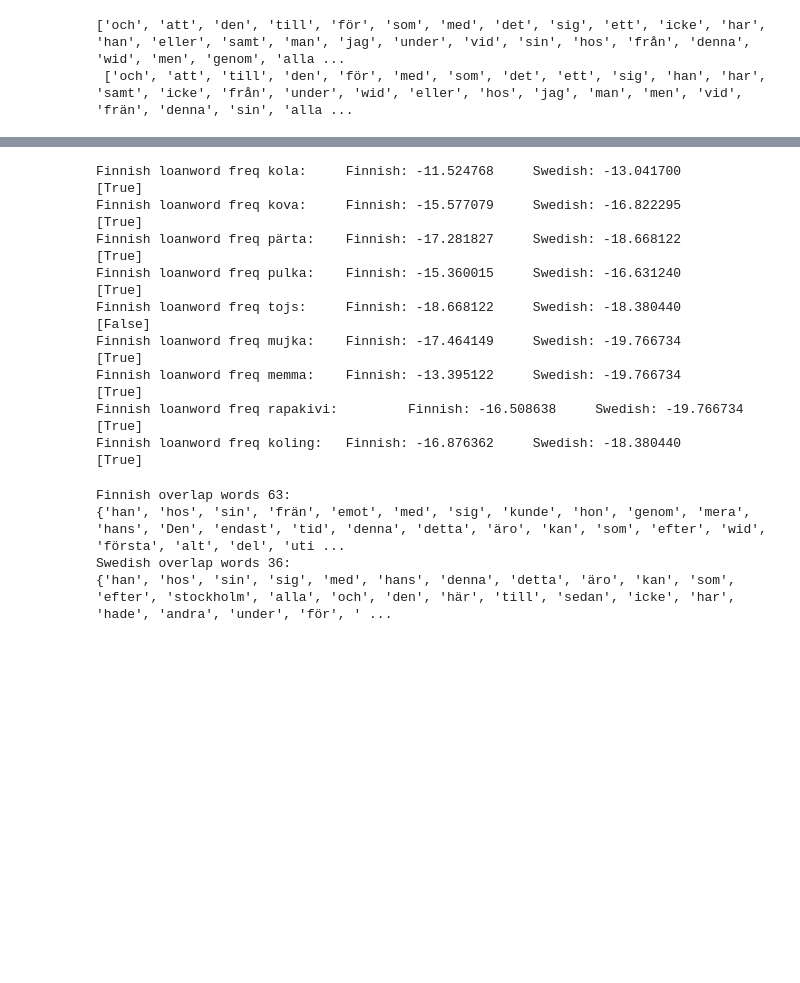
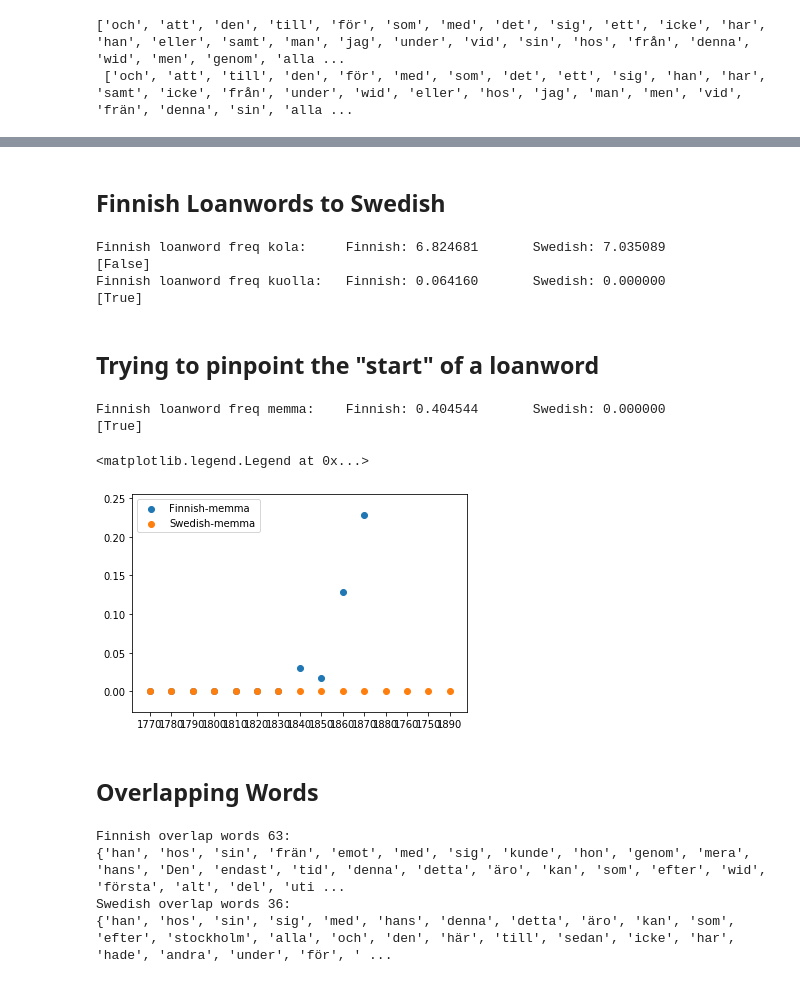
Before and after one commit to linnealovespie/scandinavian-languages, a Jupyter notebook: TopWords.ipynb, the cells around one changed output, grey strips where cells are left out. Cells and saved outputs as stored; diff of their text form; code cells hidden in the pictures; blank space fills up the shorter version.

Commit message:
rearrange things and start tracking the beginning of loanwords

```diff
--- a/TopWords.ipynb
+++ b/TopWords.ipynb
@@ -218,5 +287,11 @@ in S but not F:  {'stockholm', 'norrköping', 'kunna', 'mot', 'öre', 'sorn', 'o
+# %% [markdown]
+## Finnish Loanwords to Swedish
 # %%
-candidates = ["kola", "kova", "pärta", "pulka", "tojs", "mujka", "memma", "rapakivi", "koling"]
+"""candidates = ["kola", "kova", "pärta", "pulka", "tojs", "mujka", "memma", "rapakivi", "koling"]
+candidates = ["pojke", "poika"]
+candidates = ["kängor", "hyvens", "kola", "rappakalja", "memma", "sisu", "pulka"]
+candidates = ["krabbis", "håsa", "mink", "mujka", "pjäxa", "talko", "talkoot"]"""
+candidates =  ["kola", "kuolla"]
 for cand in candidates:
     #finFreq = sum([log(c[cand]+1)-log(sum(c.values())) for c in fin.allCounters.values()])
     #sweFreq = sum([log(c[cand]+1)-log(sum(c.values())) for c in swe.allCounters.values()])
@@ -224,22 +299,55 @@ for cand in candidates:
     sweCount = sum([c[cand] for c in swe.allCounters.values()])
     finTotal = sum([sum(c.values()) for c in fin.allCounters.values()])
     sweTotal = sum([sum(c.values()) for c in fin.allCounters.values()])
+    #print([c[cand] for c in fin.allCounters.values()])
+    #print([(c[cand])/(sum(c.values()))*100000 for c in fin.allCounters.values()])
+
+    #print([c[cand] for c in swe.allCounters.values()])
+    #print([(c[cand])/(sum(c.values()))*100000 for c in swe.allCounters.values()])
     finFreq = (log(finCount+1)-log(finTotal))
     sweFreq = (log(sweCount+1)-log(sweTotal))
-    #print([c[cand] for c in swe.allCounters.values()])
+
+    finFreq = sum([(c[cand])/(sum(c.values()))*100000 for c in fin.allCounters.values()])
+    sweFreq = sum([(c[cand])/(sum(c.values()))*100000 for c in swe.allCounters.values()])
     print("Finnish loanword freq {:s}: \tFinnish: {:4f} \tSwedish: {:4f} \t [{:s}]".format(
         cand, finFreq, sweFreq, str(finFreq > sweFreq)
     ))
 # %% [output]
-Finnish loanword freq kola:     Finnish: -11.524768     Swedish: -13.041700      [True]
-Finnish loanword freq kova:     Finnish: -15.577079     Swedish: -16.822295      [True]
-Finnish loanword freq pärta:    Finnish: -17.281827     Swedish: -18.668122      [True]
-Finnish loanword freq pulka:    Finnish: -15.360015     Swedish: -16.631240      [True]
-Finnish loanword freq tojs:     Finnish: -18.668122     Swedish: -18.380440      [False]
-Finnish loanword freq mujka:    Finnish: -17.464149     Swedish: -19.766734      [True]
-Finnish loanword freq memma:    Finnish: -13.395122     Swedish: -19.766734      [True]
-Finnish loanword freq rapakivi:         Finnish: -16.508638     Swedish: -19.766734      [True]
-Finnish loanword freq koling:   Finnish: -16.876362     Swedish: -18.380440      [True]
+Finnish loanword freq kola:     Finnish: 6.824681       Swedish: 7.035089        [False]
+Finnish loanword freq kuolla:   Finnish: 0.064160       Swedish: 0.000000        [True]
+# %% [markdown]
+## Trying to pinpoint the "start" of a loanword
+# %%
+candidates =  ["memma"]
+candidates_d = {k: [] for k in candidates}
+for cand in candidates:
+    finCount = [c[cand] for c in fin.allCounters.values()]
+    sweCount = [c[cand] for c in swe.allCounters.values()]
+    finTotal = [sum(c.values()) for c in fin.allCounters.values()]
+    sweTotal = [sum(c.values()) for c in fin.allCounters.values()]
+    #print([(c[cand])/(sum(c.values()))*100000 for c in swe.allCounters.values()])
+    finFreqs = [(c[cand])/(sum(c.values()))*100000 for c in fin.allCounters.values()]
+    sweFreqs = [(c[cand])/(sum(c.values()))*100000 for c in swe.allCounters.values()]
+
+    #print(finFreqs, sweFreqs)
+
+    finFreq = sum([(c[cand])/(sum(c.values()))*100000 for c in fin.allCounters.values()])
+    sweFreq = sum([(c[cand])/(sum(c.values()))*100000 for c in swe.allCounters.values()])
+    candidates_d[cand] = (finFreqs, sweFreqs)
+    print("Finnish loanword freq {:s}: \tFinnish: {:4f} \tSwedish: {:4f} \t [{:s}]".format(
+        cand, finFreq, sweFreq, str(finFreq > sweFreq)
+    ))
+# %% [output]
+Finnish loanword freq memma:    Finnish: 0.404544       Swedish: 0.000000        [True]
+# %%
+plt.scatter(list(fin.allCounters.keys()), candidates_d['memma'][0], label="Finnish-memma")
+plt.scatter(list(swe.allCounters.keys()), candidates_d['memma'][1], label="Swedish-memma")
+plt.legend()
+# %% [output]
+<matplotlib.legend.Legend at 0x...>
+[figure, added]
+# %% [markdown]
+## Overlapping Words
 # %%
 totalFin = [sum(c) for c in fin.allCounters.values()]
 totalSwe = sum(swe.allCounters.values(), Counter())
```
Also changed, not shown: parts of 20 cells of this notebook, 1 other file.
